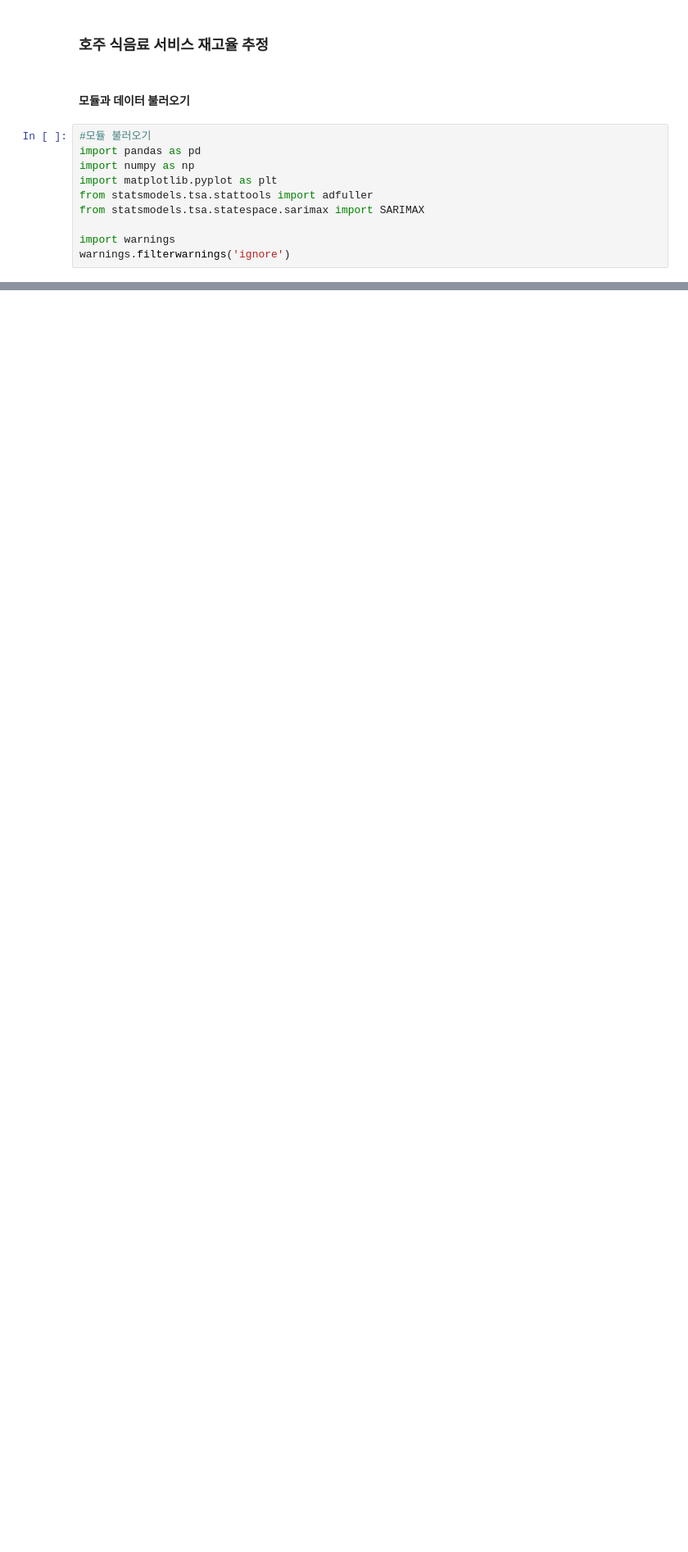
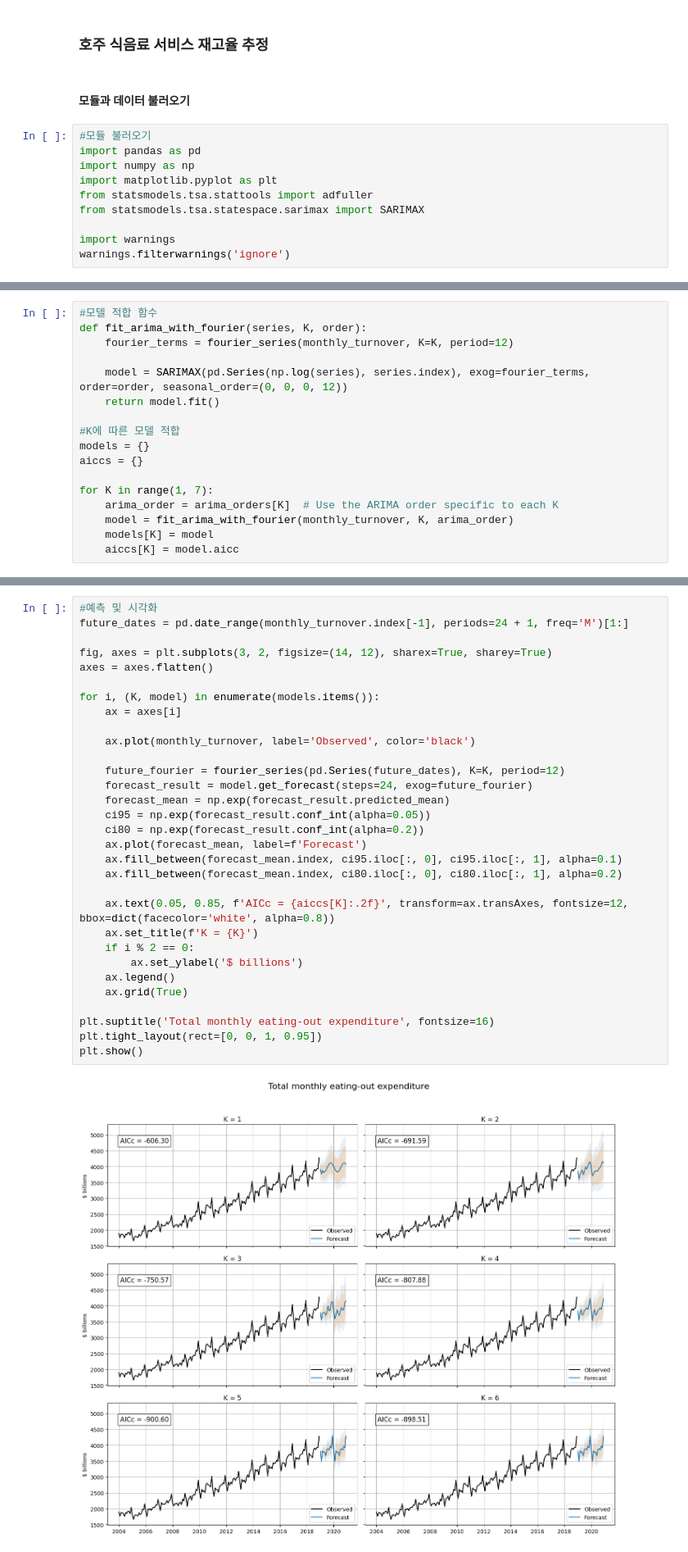
Before and after one commit to safeai-snu/Econometrics, a Jupyter notebook: Ch.4.2.ARIMAX_with_Trend.ipynb, the cells around one changed output, grey strips where cells are left out. Shown at 82% size. Drawn from its saved outputs; the diff is of its cells as text; blank space fills up the shorter version.

```diff
--- a/Ch.4.2.ARIMAX_with_Trend.ipynb
+++ b/Ch.4.2.ARIMAX_with_Trend.ipynb
@@ -229 +215,18 @@ Warnings:
+# %%
+#모델 적합 함수
+def fit_arima_with_fourier(series, K, order):
+    fourier_terms = fourier_series(monthly_turnover, K=K, period=12)
+
+    model = SARIMAX(pd.Series(np.log(series), series.index), exog=fourier_terms, order=order, seasonal_order=(0, 0, 0, 12))
+    return model.fit()
+
+#K에 따른 모델 적합
+models = {}
+aiccs = {}
+
+for K in range(1, 7):
+    arima_order = arima_orders[K]  # Use the ARIMA order specific to each K
+    model = fit_arima_with_fourier(monthly_turnover, K, arima_order)
+    models[K] = model
+    aiccs[K] = model.aicc
 # %% [markdown]
@@ -253,0 +234,33 @@ plt.show()
+# %%
+#예측 및 시각화
+future_dates = pd.date_range(monthly_turnover.index[-1], periods=24 + 1, freq='M')[1:]
+
+fig, axes = plt.subplots(3, 2, figsize=(14, 12), sharex=True, sharey=True)
+axes = axes.flatten()
+
+for i, (K, model) in enumerate(models.items()):
+    ax = axes[i]
+
+    ax.plot(monthly_turnover, label='Observed', color='black')
+
+    future_fourier = fourier_series(pd.Series(future_dates), K=K, period=12)
+    forecast_result = model.get_forecast(steps=24, exog=future_fourier)
+    forecast_mean = np.exp(forecast_result.predicted_mean)
+    ci95 = np.exp(forecast_result.conf_int(alpha=0.05))
+    ci80 = np.exp(forecast_result.conf_int(alpha=0.2))
+    ax.plot(forecast_mean, label=f'Forecast')
+    ax.fill_between(forecast_mean.index, ci95.iloc[:, 0], ci95.iloc[:, 1], alpha=0.1)
+    ax.fill_between(forecast_mean.index, ci80.iloc[:, 0], ci80.iloc[:, 1], alpha=0.2)
+
+    ax.text(0.05, 0.85, f'AICc = {aiccs[K]:.2f}', transform=ax.transAxes, fontsize=12, bbox=dict(facecolor='white', alpha=0.8))
+    ax.set_title(f'K = {K}')
+    if i % 2 == 0:
+        ax.set_ylabel('$ billions')
+    ax.legend()
+    ax.grid(True)
+
+plt.suptitle('Total monthly eating-out expenditure', fontsize=16)
+plt.tight_layout(rect=[0, 0, 1, 0.95])
+plt.show()
+# %% [output]
+[figure, added]
```
Also changed, not shown: parts of 11 cells of this notebook, 3 other files.
